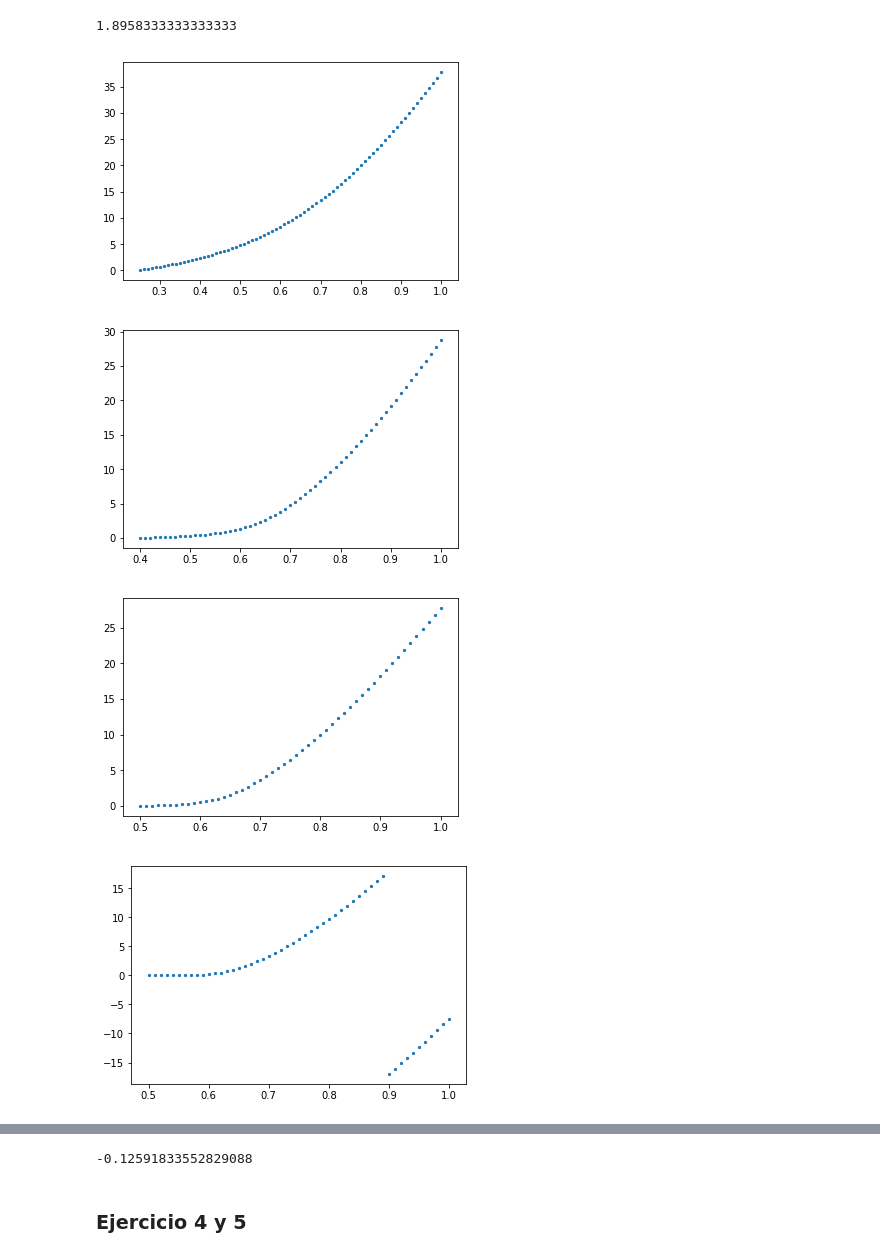
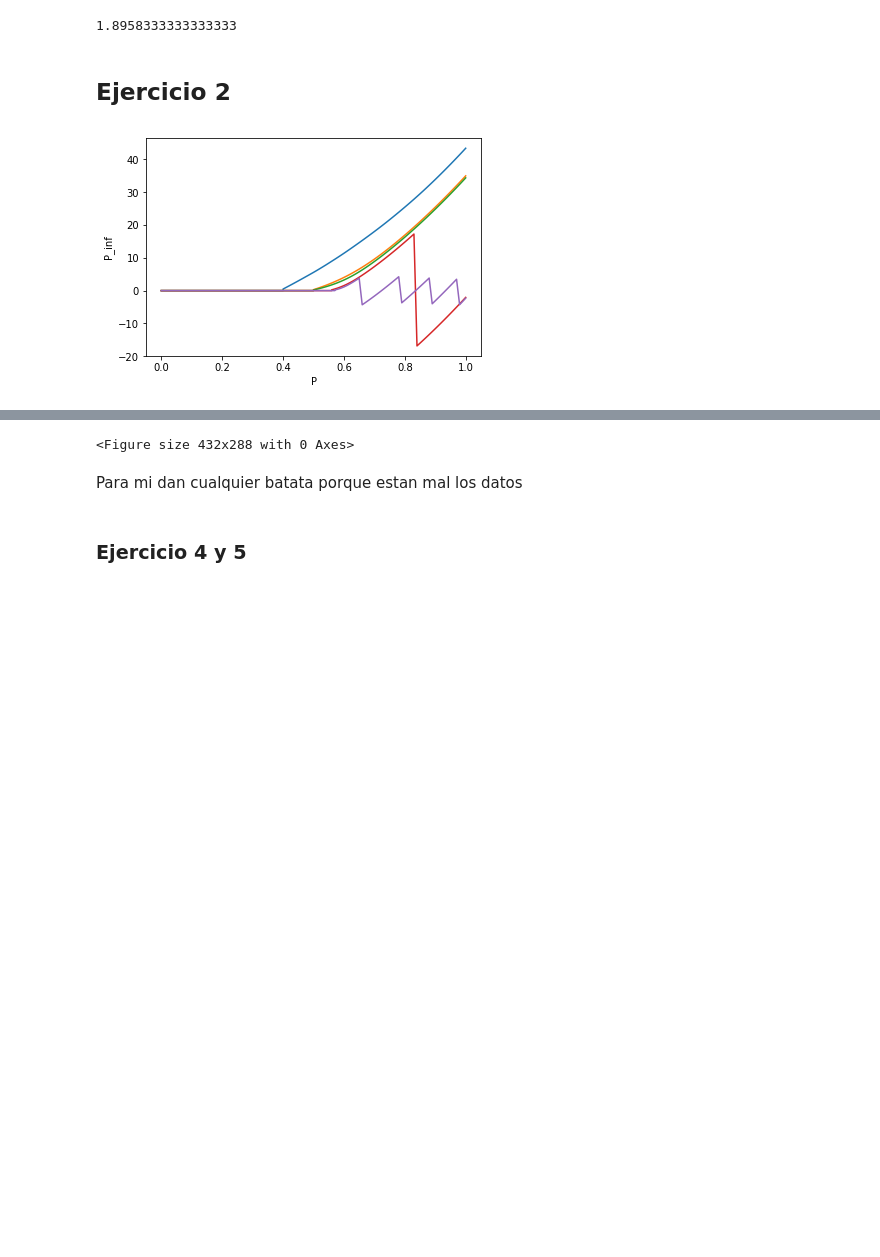
Before and after one commit to Luciousboy/computacional, a Jupyter notebook: graficador.ipynb, the cells around one changed output, grey strips where cells are left out. Cells and saved outputs as stored; diff of their text form; code cells hidden in the pictures; blank space fills up the shorter version.

```diff
--- a/graficador.ipynb
+++ b/graficador.ipynb
@@ -115,6 +135,0 @@ plt.show()
-# %%
-#name='pcvsL'
-plt.figure()
-for i in range(0,len(pc_L)):
-    plt.hist(pc_L[i][1],'ko', markersize=12)
-    plt.errorbar(pc_L[i][0],pc_L[i][1],pc_L[i][2],ecolor='k')
@@ -240,7 +252,7 @@ for k,l in enumerate(L):
             else:
                 res=1
             chi+=res
-        Resultados.append([i,tau,q,chi])
-    pc=prob_total[k][(Resultados[np.argmin([i[3] for i in Resultados])][0])]
+        Resultados.append([prob_total[k][i],tau,q,chi])
+    pc=(Resultados[np.argmin([i[3] for i in Resultados])][0])
     pc_L3.append([l,pc,0.1])
     #plt.show()
@@ -281,25 +322,30 @@ p0=['04','05','05','056','057','058' ]
 fig = plt.figure()
 
 axes1 = fig.add_axes([0.1, 0.1, 0.8, 0.8]) # main axes
-axes2 = fig.add_axes([0.2, 0.55, 0.4, 0.3]) # inset axes
+axes2 = fig.add_axes([0.2, 0.59, 0.4, 0.3]) # inset axes
+prob_Total=[]
+M_Total=[]
 logL=[]
 logM=[]
 for i,l in enumerate(L):
     with open (myFolder+'/datos_ej2y3/Ej2y3_L='+l+'_p0='+p0[i]+'.txt', 'r') as myfile:
 
-        probabilidad_L = [];
+        proba_L = [];
         fz_percolante_L =[];
         percola_L = [];
         h=0;
-        for myline in myfile: # For each line, stored as myline,
+        for myline in myfile: # Calcula los datos del Ej2y3.txt,
             datos = [i for i in myline.split(' ') if i.strip()];
-            probabilidad_L.append(float(datos[0]))
+            proba_L.append(float(datos[0]))
             fz_percolante_L.append(float(datos[1]))
+        prob_Total.append(proba_L)
+        M_Total.append(fz_percolante_L)
+        pc=pc_L2[i][1] #Usamos el metodo 2
 
-        pc=PC[i]
+        arg=proba_L.index(pc) #indice de la pc
+        print(arg)
+        M=fz_percolante_L[arg]
 
-        arg=probabilidad_L.index(pc)
-        M=fz_percolante_L[arg]
         axes1.scatter(float(l),M)
         axes2.scatter(math.log(float(l)),math.log(M))
 
@@ -307,7 +353,7 @@ for i,l in enumerate(L):
         logM.append(np.log(M))
 [m,b]=np.polyfit(logL,logM,1)
 axes1.plot(np.linspace(0,130),np.exp(b)*np.linspace(0,130)**m)
-axes1.text(3,3000,'D='+str(round(m,3)),bbox=dict(facecolor='red', alpha=0.5))
+axes1.text(3,3500,'D='+str(round(m,3)),bbox=dict(facecolor='red', alpha=0.5))
 #axes1.title('Distribución')
 axes2.set_xlabel("log(L)")
 axes2.set_ylabel("log(M)")
@@ -323,28 +374,29 @@ plt.show()
 91/48
 # %% [output]
 1.8958333333333333
+# %% [markdown]
+## Ejercicio 2
 # %%
 #grafiquemos
 
 
 
 name1='Cluster_percolante'
 
 plt.figure()
 for i,l in enumerate(L):
-    p=prob_total[i]
-    pinf=[i/(int(l)**2) for i in fz_perc_total[i]]
-    plt.scatter(p,pinf,s=5)
 
-    plt.show()
+    p=prob_Total[i]
+    pinf=[i/(int(l)**2) for i in M_Total[i]]
+    #Agregar los 0s al plotear
+    plt.plot(np.hstack([np.linspace(0,(prob_Total[i][0]),30),p]),np.hstack([[0]*len(np.linspace(0,(prob_Total[i][0]),30)),(pinf)]))
+    plt.xlabel('P')
+    plt.ylabel('P_inf')
+plt.show()
 
  #   plt.leggend(l)
-plt.xlabel('P')
-plt.ylabel('P_inf')
+
 #plt.legend('P_{c}=',pc)
 plt.savefig(name1+'_'+l+'.png')
 # %% [output]
-[figure, old version]
+[figure, new version]
-[figure, removed]
-[figure, removed]
-[figure, removed]
@@ -353,6 +403,5 @@ plt.savefig(name1+'_'+l+'.png')
+<Figure size 432x288 with 0 Axes>
-# %%
-m
-# %% [output]
--0.12591833552829088
+# %% [markdown]
+Para mi dan cualquier batata porque estan mal los datos
 # %% [markdown]
 ### Ejercicio 4 y 5
```
Also changed, not shown: parts of 22 cells of this notebook, 7 other files.
